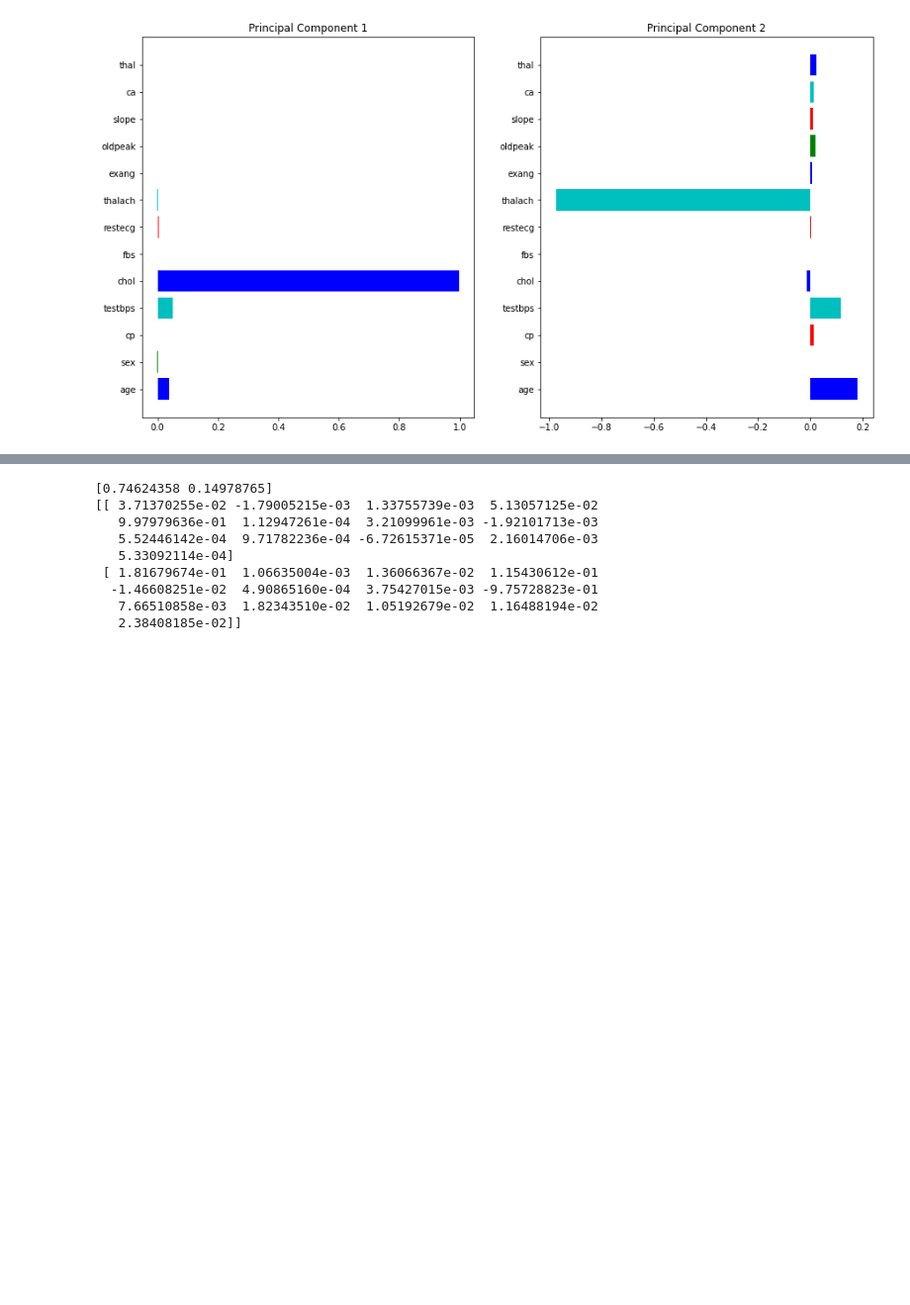
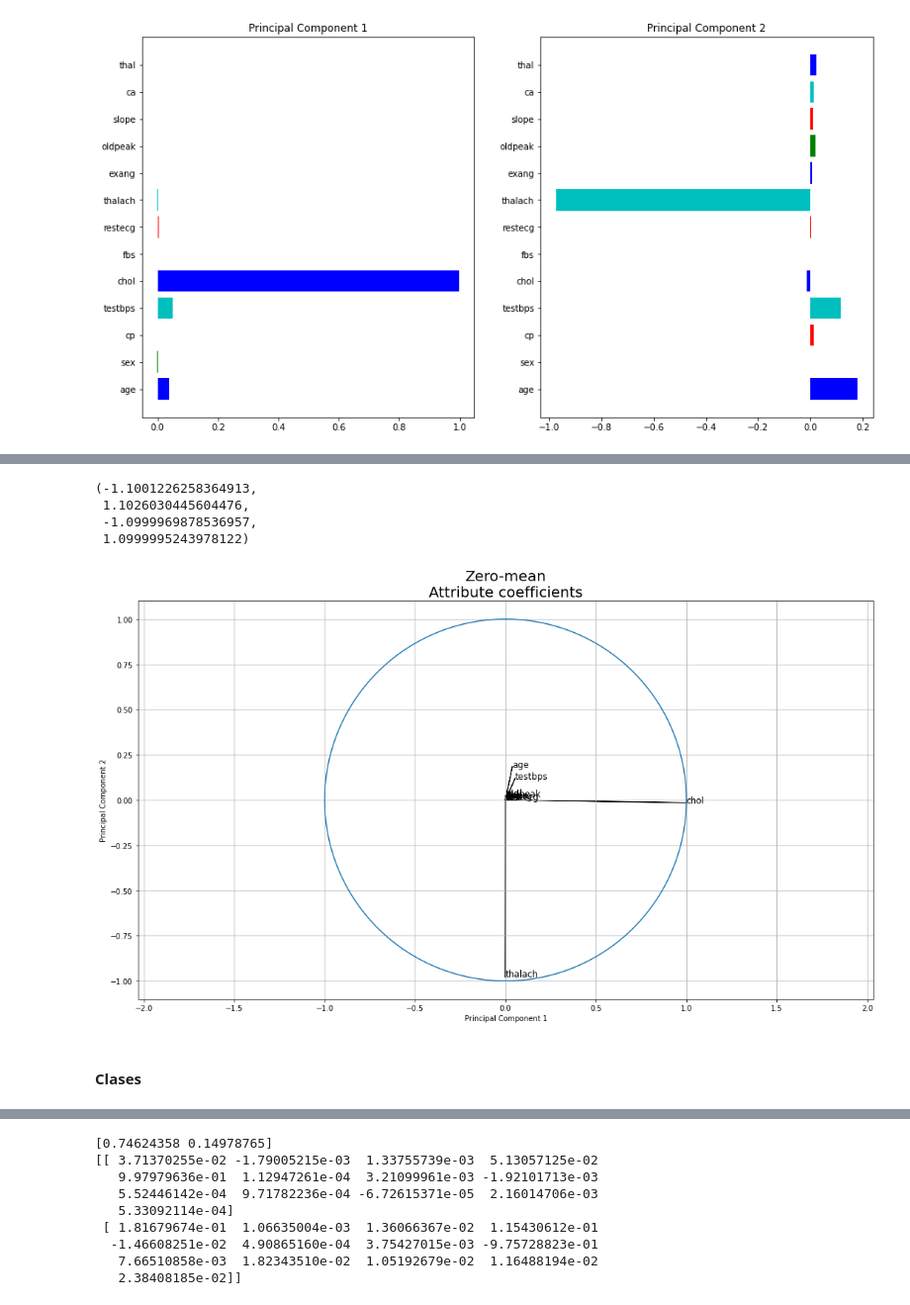
Before and after one commit to WizenPainter/DTU-02450, a Jupyter notebook: project/project.ipynb, the cells around one changed output, grey strips where cells are left out. Shown: that part at 99% size. Cells and saved outputs as stored; diff of their text form; code cells hidden in the pictures; blank space fills up the shorter version.

```diff
--- a/project/project.ipynb
+++ b/project/project.ipynb
@@ -184,0 +209,24 @@ plt.show()
+# %%
+plt.figure(figsize=(18,10))
+for pc in range(1):
+    for att in range(len(feature_weights[pc])):
+        plt.arrow(0,0, feature_weights[pc,att], feature_weights[pc+1,att])
+        plt.text(feature_weights[pc,att], feature_weights[pc+1,att], X.columns[att], fontsize=12)
+plt.xlim([-1,1])
+plt.ylim([-1,1])
+plt.xlabel('Principal Component 1')
+plt.ylabel('Principal Component 2')
+plt.grid(visible=True)
+    # Add a unit circle
+plt.plot(np.cos(np.arange(0, 2*np.pi, 0.01)),
+         np.sin(np.arange(0, 2*np.pi, 0.01)));
+plt.title('Zero-mean' +'\n'+'Attribute coefficients', fontsize=20)
+plt.axis('equal')
+# %% [output]
+(-1.1001226258364913,
+ 1.1026030445604476,
+ -1.0999969878536957,
+ 1.0999995243978122)
+[figure, added]
+# %% [markdown]
+#### Clases
```
Also changed, not shown: parts of 10 cells of this notebook, 6 other files.
